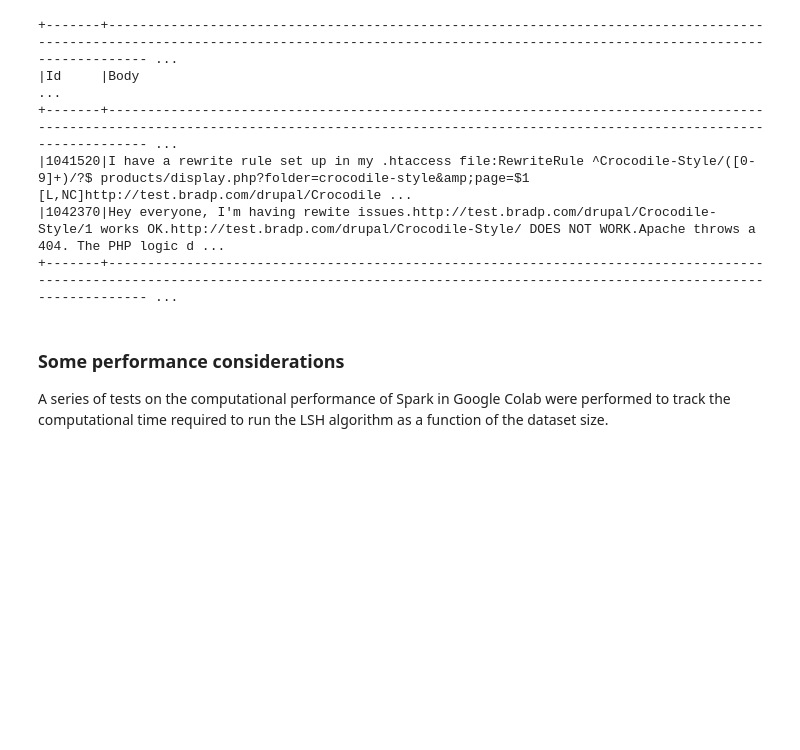
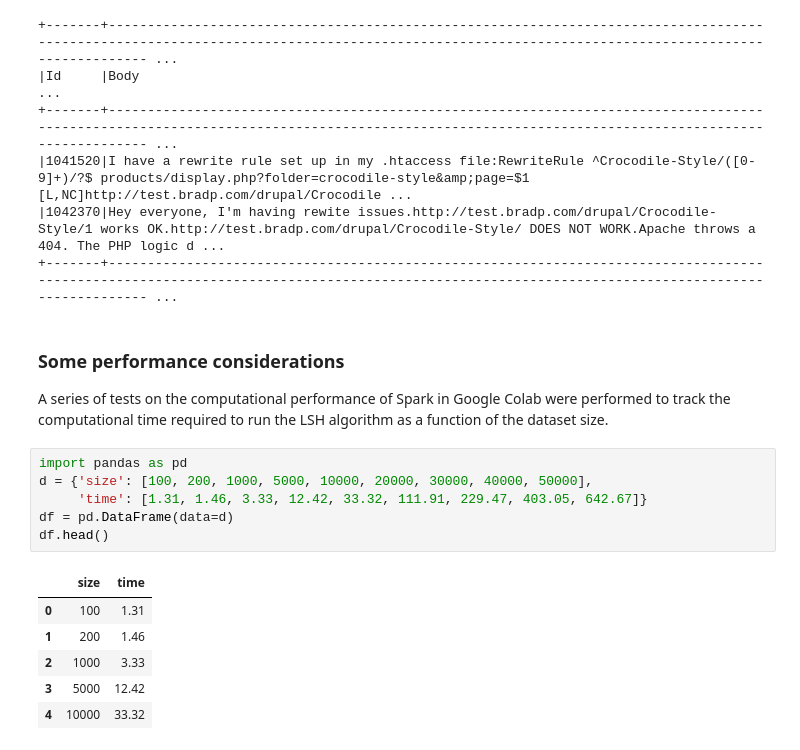
Before and after one commit to gregorio-saporito/Spark-AMD, a Jupyter notebook: main.ipynb, the cells around one changed output. Saved outputs shown, nothing was run; the diff lists cells and outputs as text; blank space fills up the shorter version.

Commit message:
performance data

```diff
--- a/main.ipynb
+++ b/main.ipynb
@@ -248,3 +248,16 @@ df.where((col("id") == 1041520) | (col("id") == 1042370)).show(truncate=False)
 # %% [markdown]
 ### Some performance considerations
 A series of tests on the computational performance of Spark in Google Colab were performed to track the computational time required to run the LSH algorithm as a function of the dataset size.
+# %%
+import pandas as pd
+d = {'size': [100, 200, 1000, 5000, 10000, 20000, 30000, 40000, 50000],
+     'time': [1.31, 1.46, 3.33, 12.42, 33.32, 111.91, 229.47, 403.05, 642.67]}
+df = pd.DataFrame(data=d)
+df.head()
+# %% [output]
+|  | size | time |
+| 0 | 100 | 1.31 |
+| 1 | 200 | 1.46 |
+| 2 | 1000 | 3.33 |
+| 3 | 5000 | 12.42 |
+| 4 | 10000 | 33.32 |
```
Also changed, not shown: parts of 1 cell of this notebook.
